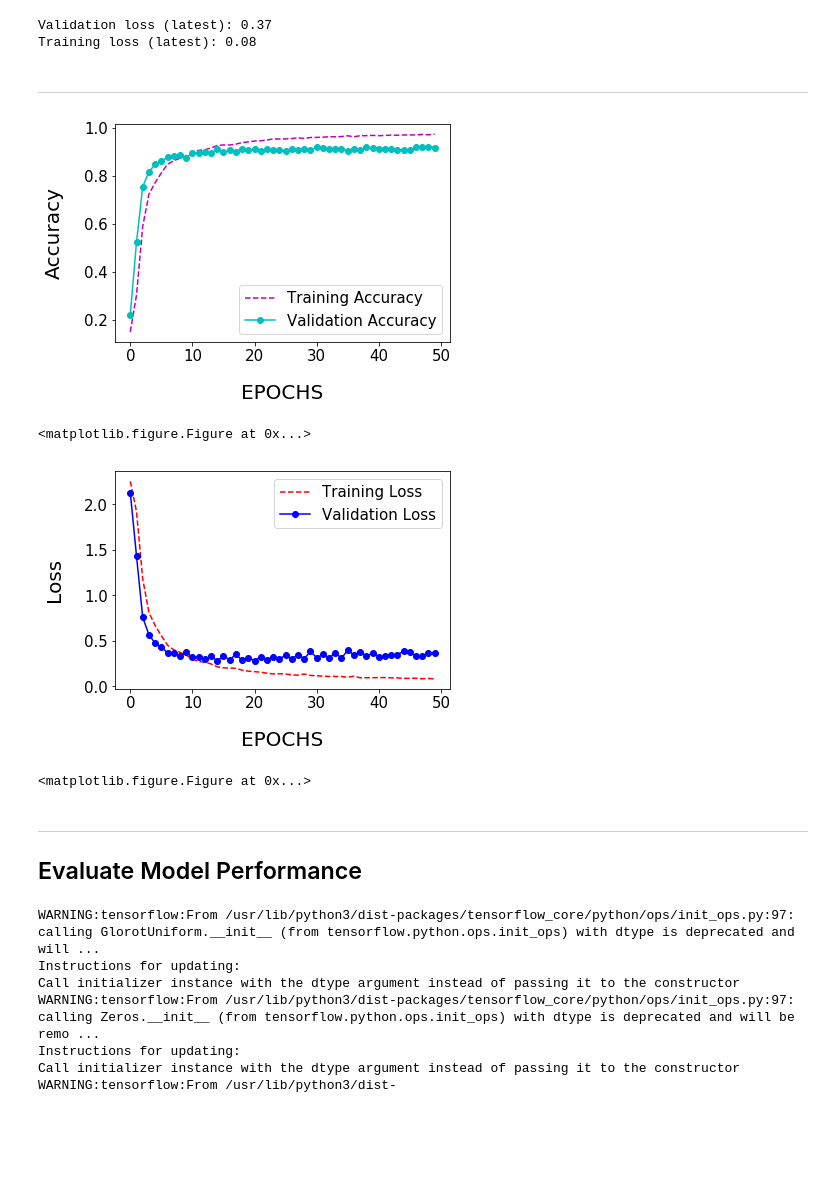
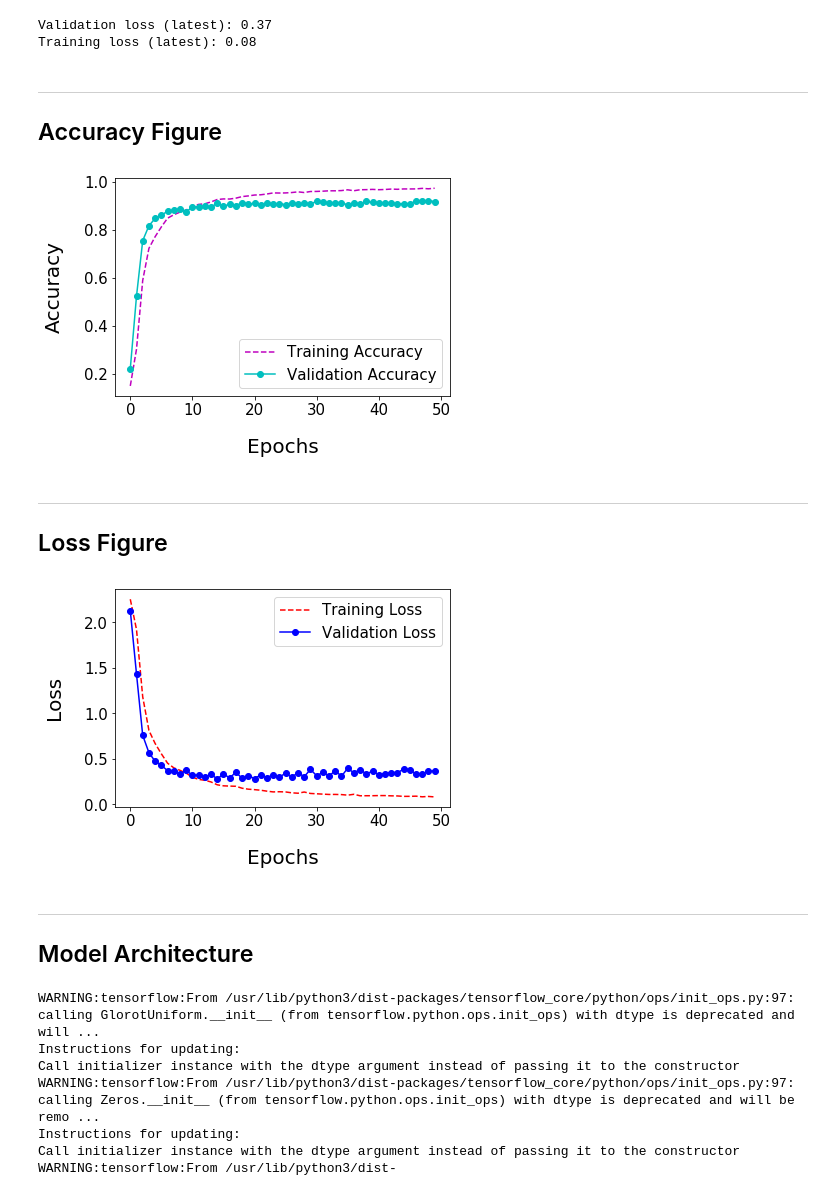
Before and after one commit to T-Visor/captcha-tensorflow, a Jupyter notebook: notebooks/t-net-evaluation.ipynb, the cells around one changed output. Saved outputs shown, nothing was run; the diff lists cells and outputs as text; code cells hidden in the pictures; blank space fills up the shorter version.

Commit message:
notebook will now generate high quality PNG figures

```diff
--- a/notebooks/t-net-evaluation.ipynb
+++ b/notebooks/t-net-evaluation.ipynb
@@ -65,42 +65,45 @@ Validation loss (latest): 0.37
 Training loss (latest): 0.08
 # %% [markdown]
 ---
+## Accuracy Figure
 # %%
 pyplot.plot(EPOCHS, TRAINING_ACCURACY, 'm--', label='Training Accuracy')
 pyplot.plot(EPOCHS, VALIDATION_ACCURACY, 'co-', label='Validation Accuracy')
 
-pyplot.xlabel('EPOCHS', fontsize=LABEL_FONT, labelpad=PAD_SIZE)
+pyplot.xlabel('Epochs', fontsize=LABEL_FONT, labelpad=PAD_SIZE)
 pyplot.xticks(fontsize=TICK_FONT)
 
 pyplot.ylabel('Accuracy', fontsize=LABEL_FONT, labelpad=PAD_SIZE)
 pyplot.yticks(fontsize=TICK_FONT)
 
 pyplot.legend(loc=4, prop={'size': 15})
-pyplot.figure(figsize=(60,10), dpi=400)
-pyplot.savefig(ACCURACY_FIGURE, dpi=400)
+
+acc_fig = pyplot.gcf()
+acc_fig.savefig(ACCURACY_FIGURE, dpi=400, bbox_inches='tight')
 # %% [output]
-[figure, old version]
+[figure, new version]
-<matplotlib.figure.Figure at 0x...>
+# %% [markdown]
+---
+## Loss Figure
 # %%
 pyplot.plot(EPOCHS, TRAINING_LOSS, 'r--', label='Training Loss')
 pyplot.plot(EPOCHS, VALIDATION_LOSS, 'bo-', label='Validation Loss')
 
-pyplot.xlabel('EPOCHS', fontsize=LABEL_FONT, labelpad=PAD_SIZE)
+pyplot.xlabel('Epochs', fontsize=LABEL_FONT, labelpad=PAD_SIZE)
 pyplot.xticks(fontsize=TICK_FONT)
 
 pyplot.ylabel('Loss', fontsize=LABEL_FONT, labelpad=PAD_SIZE)
 pyplot.yticks(fontsize=TICK_FONT)
 
 pyplot.legend(loc=1, prop={'size': 15})
-pyplot.figure(figsize=(60,10), dpi=400)
-pyplot.savefig(LOSS_FIGURE, dpi=400)
-pyplot.show()
+
+loss_fig = pyplot.gcf()
+loss_fig.savefig(LOSS_FIGURE, dpi=400, bbox_inches='tight')
 # %% [output]
-[figure, old version]
+[figure, new version]
-<matplotlib.figure.Figure at 0x...>
 # %% [markdown]
 ---
-## Evaluate Model Performance
+## Model Architecture
 # %%
 model = models.load_model(STORED_MODEL)
 model.summary()
```
